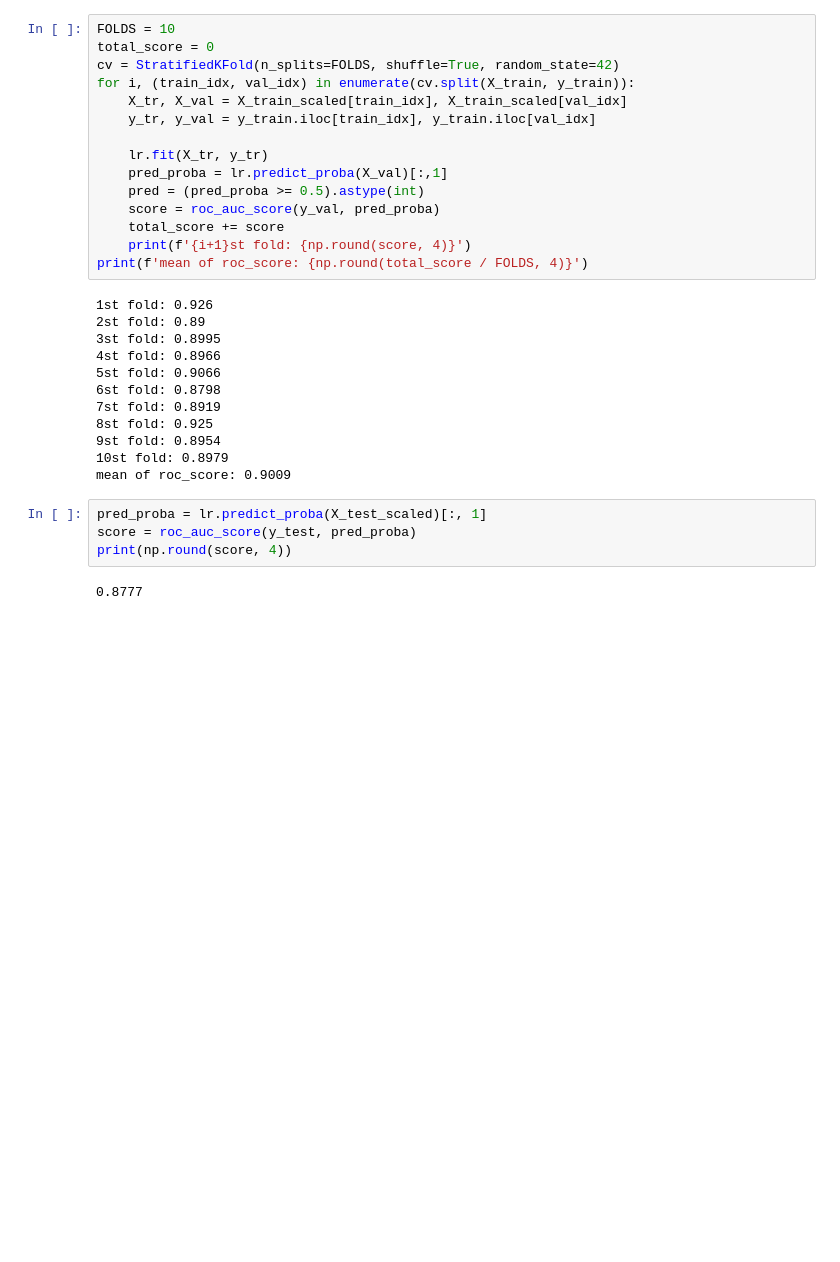
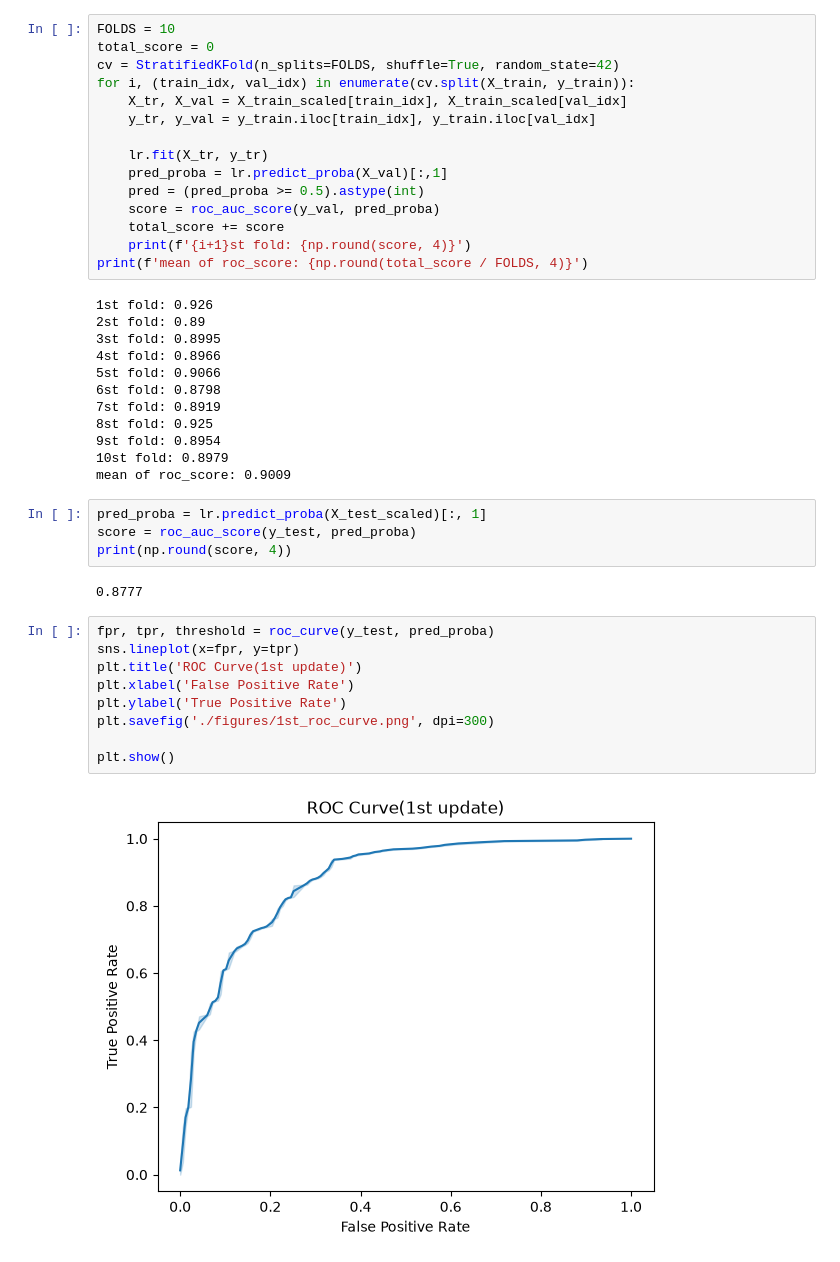
Before and after one commit to bina02/Binary-Prediction-with-a-Rainfall-Dataset, a Jupyter notebook: main.ipynb, the cells around one changed output. Cells and saved outputs as stored; diff of their text form; blank space fills up the shorter version.

Commit message:
add graph of 1st roc curve graph

```diff
--- a/main.ipynb
+++ b/main.ipynb
@@ -133,3 +134,14 @@ score = roc_auc_score(y_test, pred_proba)
 print(np.round(score, 4))
 # %% [output]
 0.8777
+# %%
+fpr, tpr, threshold = roc_curve(y_test, pred_proba)
+sns.lineplot(x=fpr, y=tpr)
+plt.title('ROC Curve(1st update)')
+plt.xlabel('False Positive Rate')
+plt.ylabel('True Positive Rate')
+plt.savefig('./figures/1st_roc_curve.png', dpi=300)
+
+plt.show()
+# %% [output]
+[figure, added]
```
Also changed, not shown: parts of 1 cell of this notebook, 1 other file.
